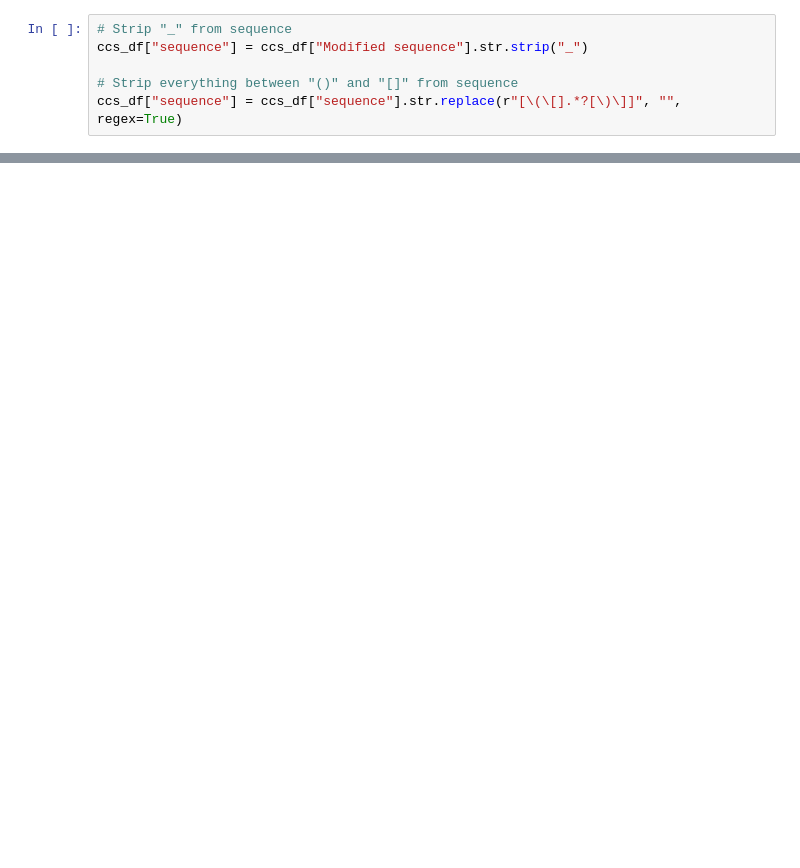
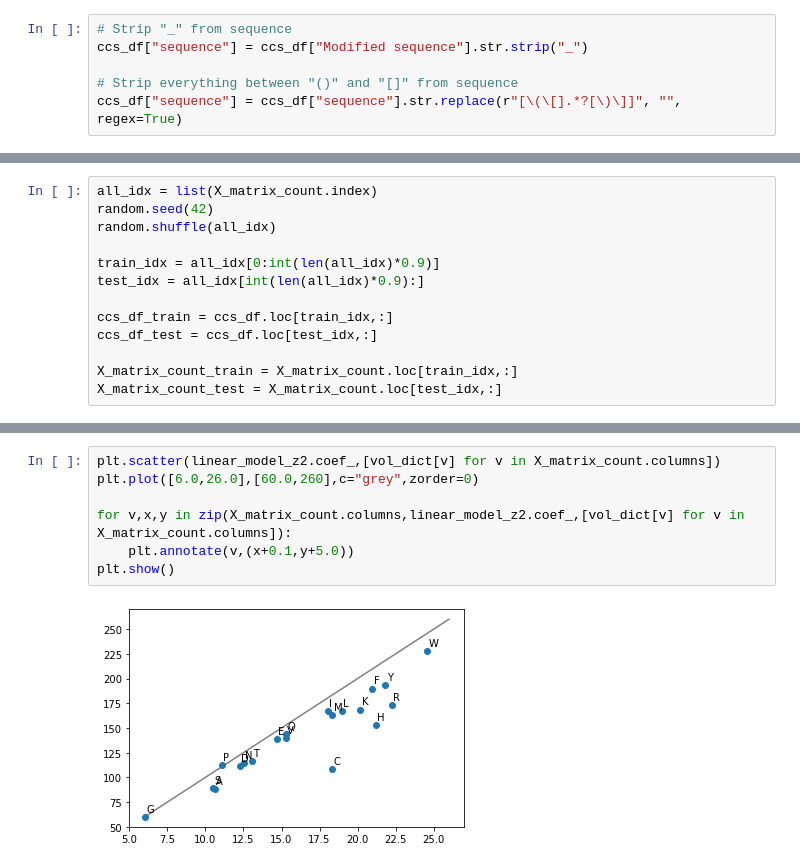
Before and after one commit to magnuspalmblad/IonMobility, a Jupyter notebook: datasets/Meier_IM_CCS/Tutorial.ipynb, the cells around one changed output, grey strips where cells are left out. Saved outputs shown, nothing was run; the diff lists cells and outputs as text; blank space fills up the shorter version.

```diff
--- a/datasets/Meier_IM_CCS/Tutorial.ipynb
+++ b/datasets/Meier_IM_CCS/Tutorial.ipynb
@@ -54,0 +122,13 @@ for c in range(2,5):
+# %%
+all_idx = list(X_matrix_count.index)
+random.seed(42)
+random.shuffle(all_idx)
+
+train_idx = all_idx[0:int(len(all_idx)*0.9)]
+test_idx = all_idx[int(len(all_idx)*0.9):]
+
+ccs_df_train = ccs_df.loc[train_idx,:]
+ccs_df_test = ccs_df.loc[test_idx,:]
+
+X_matrix_count_train = X_matrix_count.loc[train_idx,:]
+X_matrix_count_test = X_matrix_count.loc[test_idx,:]
@@ -54,0 +155,9 @@ for c in range(2,5):
+# %%
+plt.scatter(linear_model_z2.coef_,[vol_dict[v] for v in X_matrix_count.columns])
+plt.plot([6.0,26.0],[60.0,260],c="grey",zorder=0)
+
+for v,x,y in zip(X_matrix_count.columns,linear_model_z2.coef_,[vol_dict[v] for v in X_matrix_count.columns]):
+    plt.annotate(v,(x+0.1,y+5.0))
+plt.show()
+# %% [output]
+[figure, added]
```
Also changed, not shown: parts of 33 cells of this notebook.
